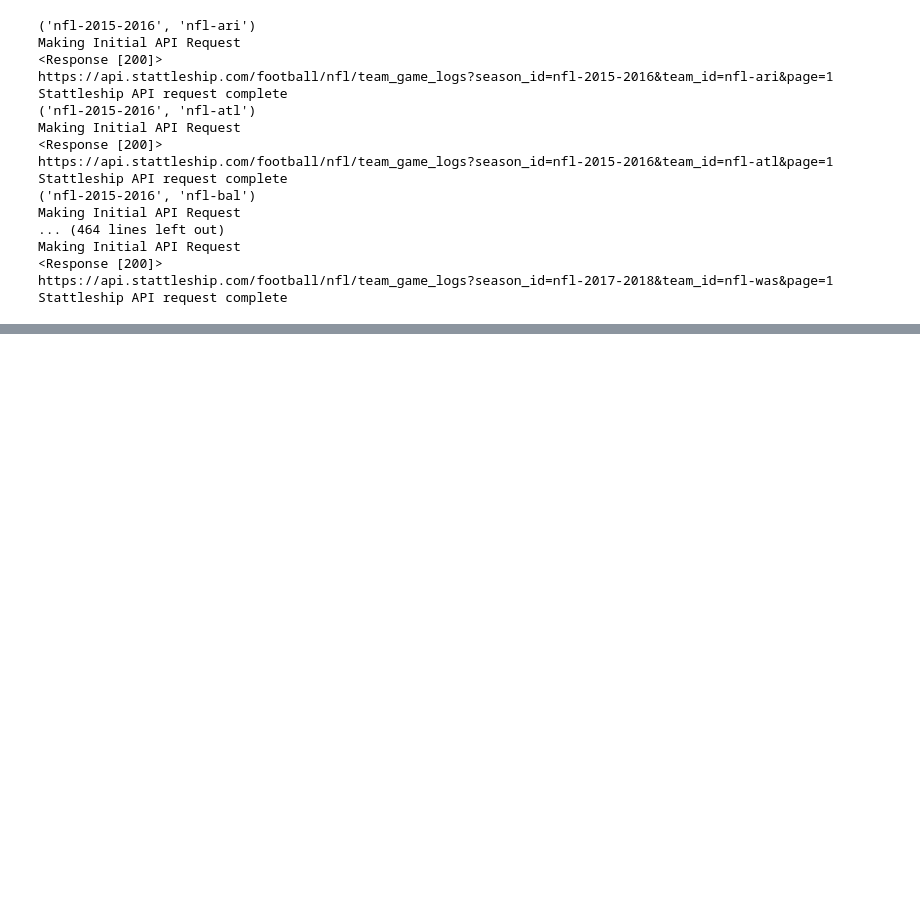
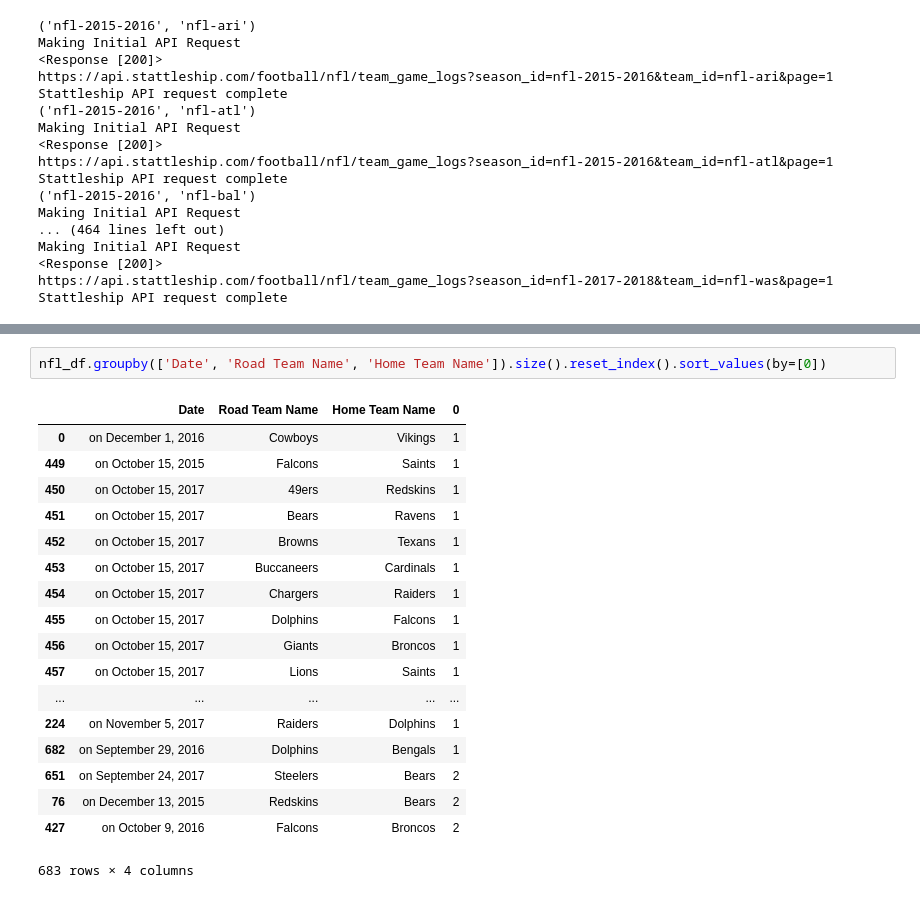
Before and after one commit to SportsReiter12/Data-Science, a Jupyter notebook: NFL Capstone Project/Data Wrangling/NFL Capstone Project Data Wrangling.ipynb, the cells around one changed output, grey strips where cells are left out. Saved outputs shown, nothing was run; the diff lists cells and outputs as text; blank space fills up the shorter version.

```diff
--- a/NFL Capstone Project/Data Wrangling/NFL Capstone Project Data Wrangling.ipynb
+++ b/NFL Capstone Project/Data Wrangling/NFL Capstone Project Data Wrangling.ipynb
@@ -249,0 +595,21 @@ df.shape
+# %%
+nfl_df.groupby(['Date', 'Road Team Name', 'Home Team Name']).size().reset_index().sort_values(by=[0])
+# %% [output]
+|  | Date | Road Team Name | Home Team Name | 0 |
+| 0 | on December 1, 2016 | Cowboys | Vikings | 1 |
+| 449 | on October 15, 2015 | Falcons | Saints | 1 |
+| 450 | on October 15, 2017 | 49ers | Redskins | 1 |
+| 451 | on October 15, 2017 | Bears | Ravens | 1 |
+| 452 | on October 15, 2017 | Browns | Texans | 1 |
+| 453 | on October 15, 2017 | Buccaneers | Cardinals | 1 |
+| 454 | on October 15, 2017 | Chargers | Raiders | 1 |
+| 455 | on October 15, 2017 | Dolphins | Falcons | 1 |
+| 456 | on October 15, 2017 | Giants | Broncos | 1 |
+| 457 | on October 15, 2017 | Lions | Saints | 1 |
+| ... | ... | ... | ... | ... |
+| 224 | on November 5, 2017 | Raiders | Dolphins | 1 |
+| 682 | on September 29, 2016 | Dolphins | Bengals | 1 |
+| 651 | on September 24, 2017 | Steelers | Bears | 2 |
+| 76 | on December 13, 2015 | Redskins | Bears | 2 |
+| 427 | on October 9, 2016 | Falcons | Broncos | 2 |
+683 rows × 4 columns
```
Also changed, not shown: parts of 10 cells of this notebook.
